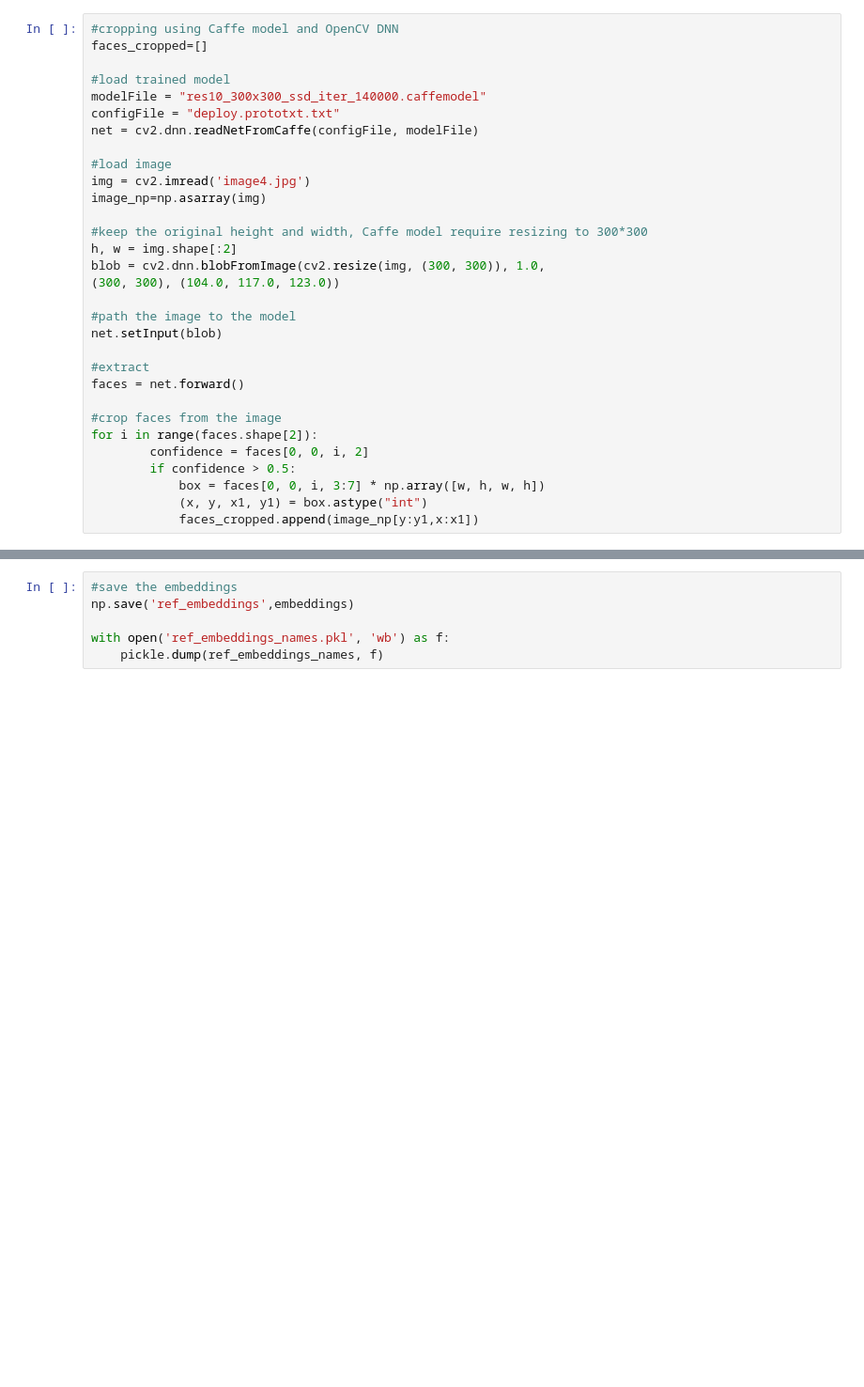
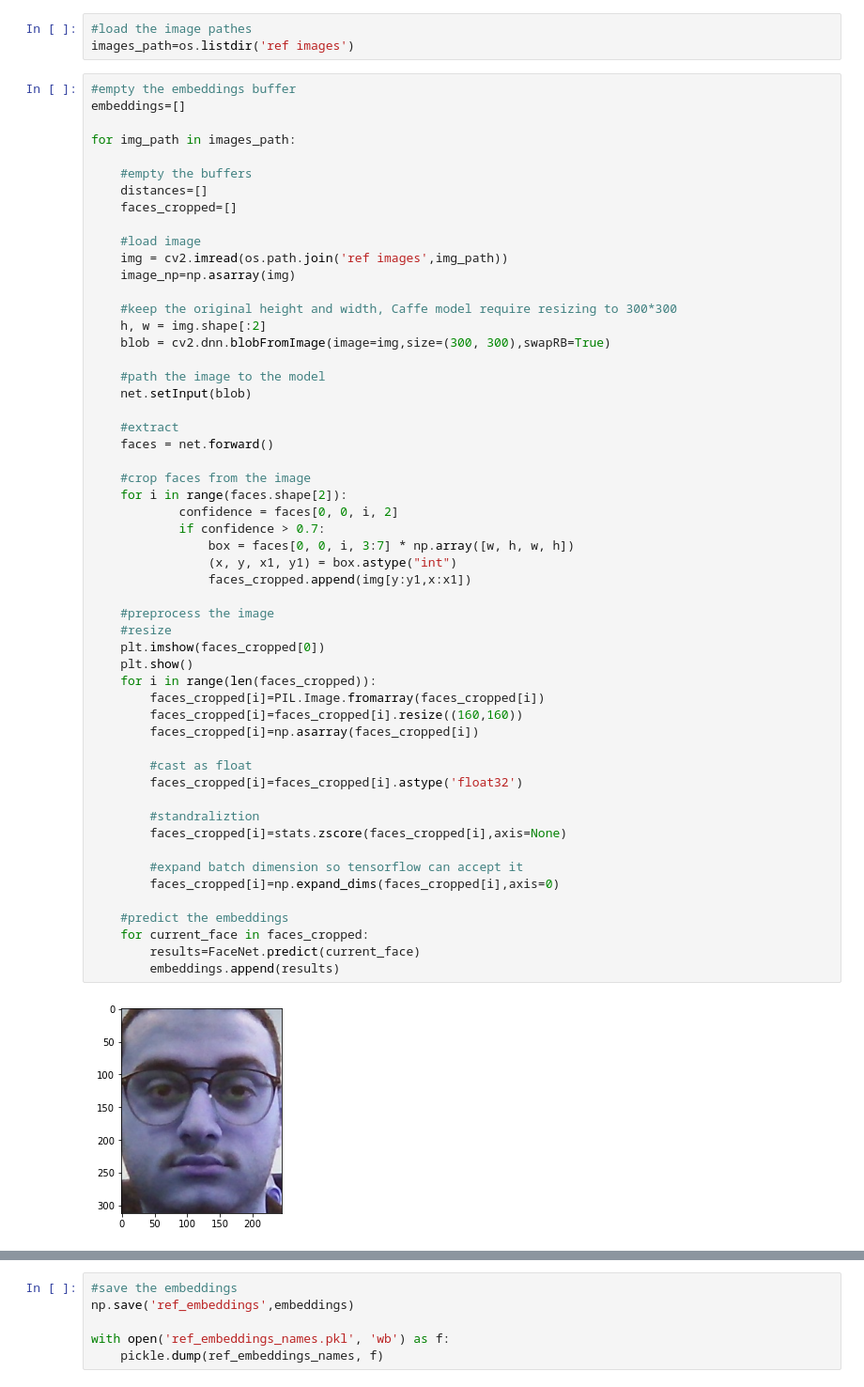
Before and after one commit to MustafaAskar/Face-detection-model, a Jupyter notebook: Ref_embeddings.ipynb, the cells around one changed output, grey strips where cells are left out. Shown at 94% size. Drawn from its saved outputs; the diff is of its cells as text; blank space fills up the shorter version.

```diff
--- a/Ref_embeddings.ipynb
+++ b/Ref_embeddings.ipynb
@@ -10,31 +20,59 @@ from scipy import stats
+# %%
+#load the image pathes
+images_path=os.listdir('ref images')
 # %%
-#cropping using Caffe model and OpenCV DNN
-faces_cropped=[]
+#empty the embeddings buffer
+embeddings=[]
 
-#load trained model
-modelFile = "res10_300x300_ssd_iter_140000.caffemodel"
-configFile = "deploy.prototxt.txt"
-net = cv2.dnn.readNetFromCaffe(configFile, modelFile)
+for img_path in images_path:
 
-#load image
-img = cv2.imread('image4.jpg')
-image_np=np.asarray(img)
+    #empty the buffers
+    distances=[]
+    faces_cropped=[]
 
-#keep the original height and width, Caffe model require resizing to 300*300
-h, w = img.shape[:2]
-blob = cv2.dnn.blobFromImage(cv2.resize(img, (300, 300)), 1.0,
-(300, 300), (104.0, 117.0, 123.0))
+    #load image
+    img = cv2.imread(os.path.join('ref images',img_path))
+    image_np=np.asarray(img)
 
-#path the image to the model
-net.setInput(blob)
+    #keep the original height and width, Caffe model require resizing to 300*300
+    h, w = img.shape[:2]
+    blob = cv2.dnn.blobFromImage(image=img,size=(300, 300),swapRB=True)
 
-#extract
-faces = net.forward()
+    #path the image to the model
+    net.setInput(blob)
 
-#crop faces from the image
-for i in range(faces.shape[2]):
-        confidence = faces[0, 0, i, 2]
-        if confidence > 0.5:
-            box = faces[0, 0, i, 3:7] * np.array([w, h, w, h])
-            (x, y, x1, y1) = box.astype("int")
-            faces_cropped.append(image_np[y:y1,x:x1])
+    #extract
+    faces = net.forward()
+
+    #crop faces from the image
+    for i in range(faces.shape[2]):
+            confidence = faces[0, 0, i, 2]
+            if confidence > 0.7:
+                box = faces[0, 0, i, 3:7] * np.array([w, h, w, h])
+                (x, y, x1, y1) = box.astype("int")
+                faces_cropped.append(img[y:y1,x:x1])
+
+    #preprocess the image
+    #resize
+    plt.imshow(faces_cropped[0])
+    plt.show()
+    for i in range(len(faces_cropped)):
+        faces_cropped[i]=PIL.Image.fromarray(faces_cropped[i])
+        faces_cropped[i]=faces_cropped[i].resize((160,160))
+        faces_cropped[i]=np.asarray(faces_cropped[i])
+
+        #cast as float
+        faces_cropped[i]=faces_cropped[i].astype('float32')
+
+        #standraliztion
+        faces_cropped[i]=stats.zscore(faces_cropped[i],axis=None)
+
+        #expand batch dimension so tensorflow can accept it
+        faces_cropped[i]=np.expand_dims(faces_cropped[i],axis=0)
+
+    #predict the embeddings
+    for current_face in faces_cropped:
+        results=FaceNet.predict(current_face)
+        embeddings.append(results)
+# %% [output]
+[figure, added]
```
Also changed, not shown: parts of 8 cells of this notebook, 2 other files.
